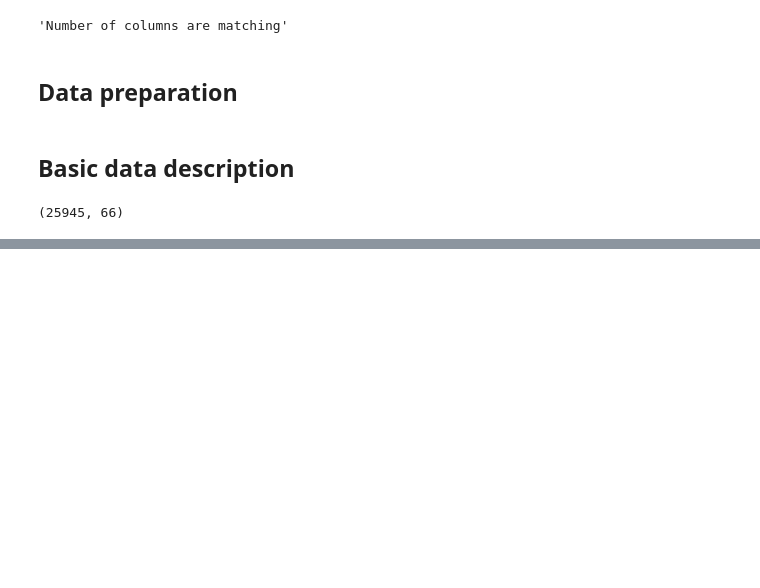
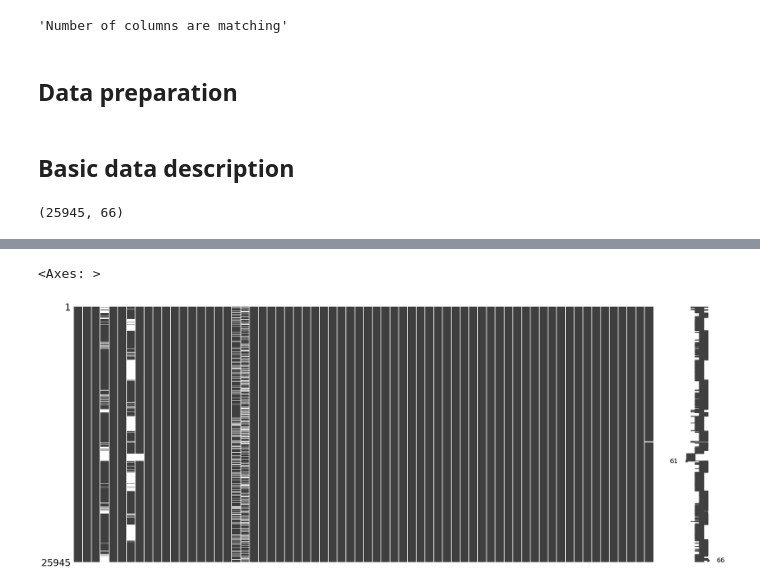
Before and after one commit to lukaszlewickii/football_games_predictor, a Jupyter notebook: eda.ipynb, the cells around one changed output, grey strips where cells are left out. Saved outputs shown, nothing was run; the diff lists cells and outputs as text; code cells hidden in the pictures; blank space fills up the shorter version.

```diff
--- a/eda.ipynb
+++ b/eda.ipynb
@@ -62,0 +108,5 @@ Length: 66, dtype: object
+# %%
+msno.matrix(data)
+# %% [output]
+<Axes: >
+[figure, added]
```
Also changed, not shown: parts of 8 cells of this notebook.
